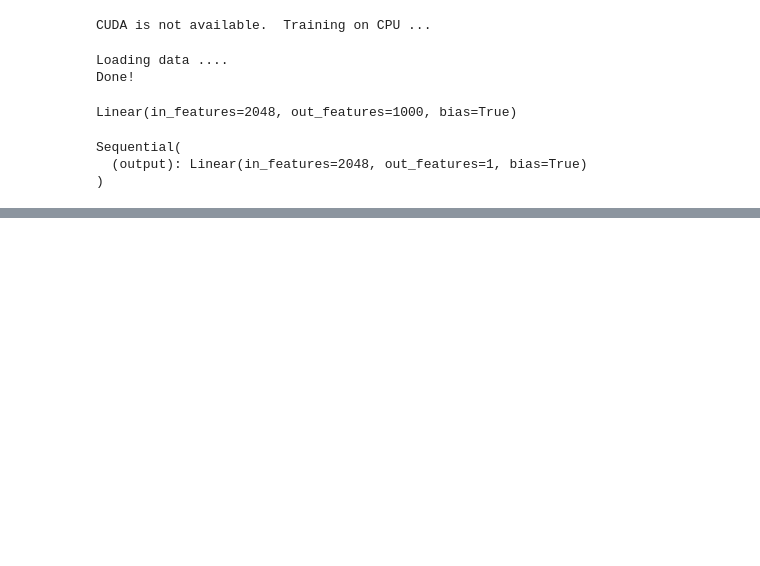
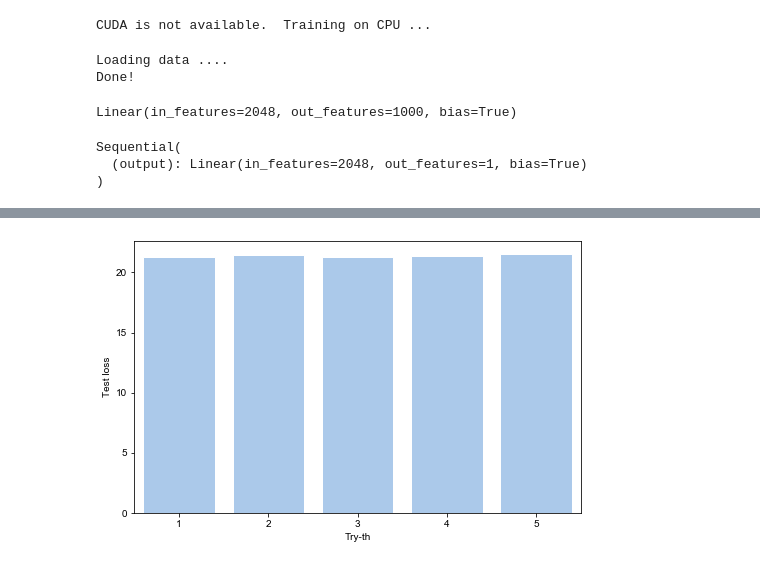
Before and after one commit to tonyzzzzz/FaceToBMI, a Jupyter notebook: notebooks/01-resnet.ipynb, the cells around one changed output, grey strips where cells are left out. Saved outputs shown, nothing was run; the diff lists cells and outputs as text; code cells hidden in the pictures; blank space fills up the shorter version.

Commit message:
Finish randomly training

```diff
--- a/notebooks/01-resnet.ipynb
+++ b/notebooks/01-resnet.ipynb
@@ -84,26 +76,19 @@ if train_on_gpu:
 Sequential(
   (output): Linear(in_features=2048, out_features=1, bias=True)
 )
-# %%
-# Checking if trained model is empty, if it is not then reload it
-import os
-if len(os.listdir("../models/training/")) == 0:
-    print("No current training model!")
-else:
-    # model.load_state_dict(torch.load('../models/training/on_training_model.pt')) #Using this when training with GPU
-    model.load_state_dict(torch.load('../models/training/on_training_model.pt', map_location=torch.device('cpu')));
 # %%
 def train_val_test_split():
-    print("Generating data!")
+    print("Loading data!")
     split = DataSplit(total_dataset, shuffle=True)
-    train_loader, val_loader, test_loader = split.get_split(batch_size=batch_size)
-    return train_loader, val_loader, test_loader
+    train_loader, valid_loader, test_loader = split.get_split(batch_size=batch_size)
+    return train_loader, valid_loader, test_loader
 
 def get_criterion():
     #Setting criterion and loggin
     criterion = nn.SmoothL1Loss()
     if train_on_gpu:
         criterion.cuda()
+    return criterion
 
 def get_optimizer(epoch):
     learning_rate = base_learning_rate*(1+gamma*epoch)**(-power)
@@ -114,4 +99,11 @@ def get_test_criterion():
     test_criterion = nn.L1Loss()
     if train_on_gpu: test_criterion = test_criterion.cuda()
     return test_criterion
+
+def get_model():
+    model.load_state_dict(torch.load('../models/pretrained/init_model.pt'));
+    # move tensors to GPU if CUDA is available
+    if train_on_gpu:
+        model.cuda()
+        print("Model's moved in GPU!")
 # %%
@@ -211,0 +197,4 @@ plt.show()
+# %%
+t = list(range(1, num_of_tries+1))
+test_df = pd.DataFrame(list(zip(t, test_losses)), columns=['Try-th', 'Test loss'])
+test_df
@@ -212,3 +208,11 @@ plt.show()
+# %%
+import seaborn as sns
+f, ax = plt.subplots(figsize=(8, 5))
+sns.set(style="whitegrid")
+sns.set_color_codes("pastel")
+sns.barplot(x="Try-th", y="Test loss", data=test_df, color='b', label="Test");
+# %% [output]
+[figure, added]
 # %%
 model.load_state_dict(torch.load('../models/trained/best_model.pt'));
 
```
Also changed, not shown: parts of 10 cells of this notebook, 8 other files.
